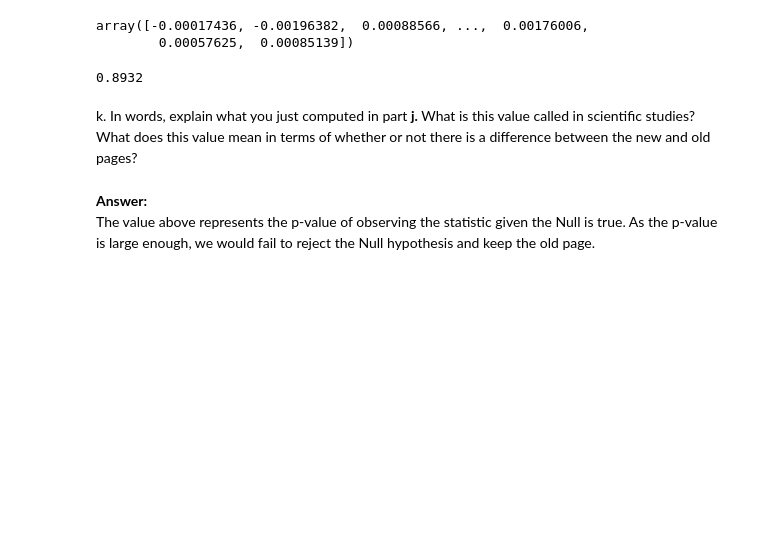
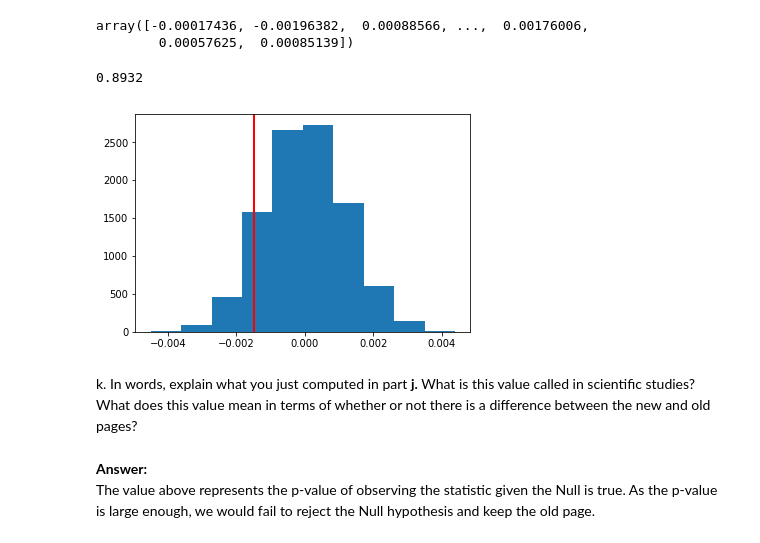
Before and after one commit to gautamgadiyar/AB_Test_Analysis, a Jupyter notebook: Analyze_ab_test_results_notebook.ipynb, the cells around one changed output. Cells and saved outputs as stored; diff of their text form; code cells hidden in the pictures; blank space fills up the shorter version.

```diff
--- a/Analyze_ab_test_results_notebook.ipynb
+++ b/Analyze_ab_test_results_notebook.ipynb
@@ -338,6 +359,11 @@ array([-0.00017436, -0.00196382,  0.00088566, ...,  0.00176006,
 (dataset_diff < p_diffs).mean()
 # %% [output]
 0.8932
+# %%
+plt.hist(p_diffs);
+plt.axvline(dataset_diff,c='r',linewidth = 2);
+# %% [output]
+[figure, added]
 # %% [markdown]
 k. In words, explain what you just computed in part **j.**  What is this value called in scientific studies?  What does this value mean in terms of whether or not there is a difference between the new and old pages?
 # %% [markdown]
```
Also changed, not shown: parts of 31 cells of this notebook.
